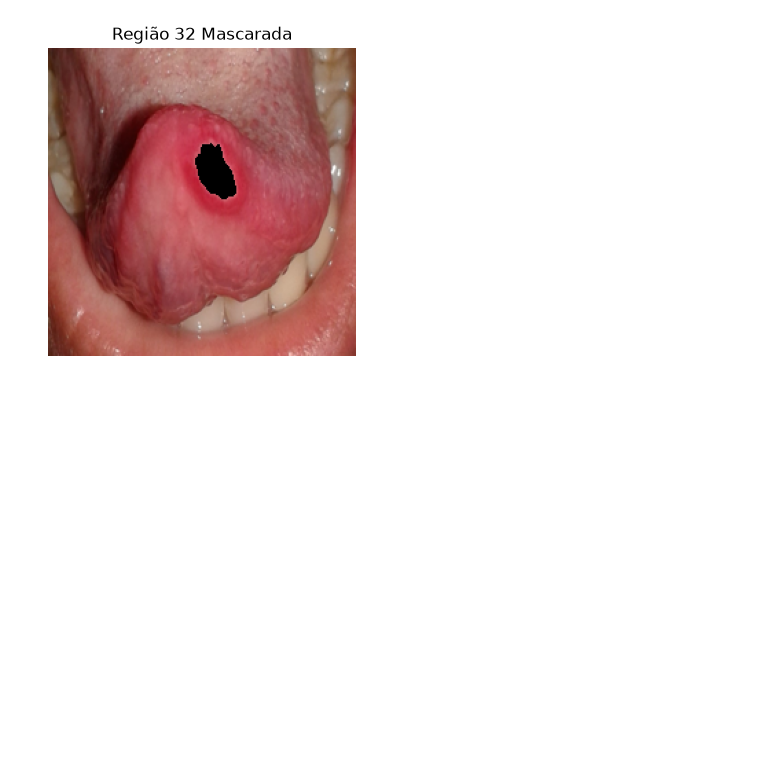
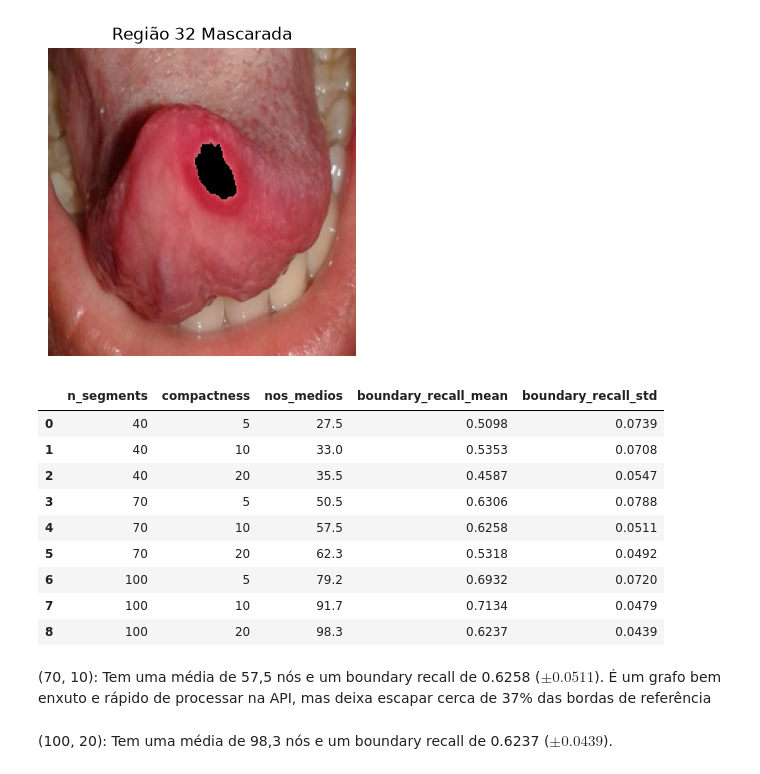
Before and after one commit to JaimeWillianCarneiro/api-oncolens, a Jupyter notebook: notebooks/04_superpixels_e_grafos.ipynb, the cells around one changed output. Cells and saved outputs as stored; diff of their text form; code cells hidden in the pictures; blank space fills up the shorter version.

```diff
--- a/notebooks/04_superpixels_e_grafos.ipynb
+++ b/notebooks/04_superpixels_e_grafos.ipynb
@@ -62,3 +70,59 @@ plt.axis("off")
 plt.show()
 # %% [output]
 [figure]
+# %%
+def boundary_recall(img_np: np.ndarray, segments: np.ndarray, tol: int = 2) -> float:
+    """Calcula a fração de bordas (Canny) cobertas pelas fronteiras SLIC dentro de `tol` pixels."""
+    gray = rgb2gray(img_np)
+    ref_edges = canny(gray, sigma=1.5)
+    if not np.any(ref_edges):
+        return 0.0
+
+    slic_bounds = find_boundaries(segments, mode="thick")
+    # Distância de cada pixel até a fronteira SLIC mais próxima
+    dist_to_slic = distance_transform_edt(~slic_bounds)
+
+    matched_edges = ref_edges & (dist_to_slic <= tol)
+    return float(matched_edges.sum() / ref_edges.sum())
+
+# Amostra de 10 imagens (5 benignas, 5 malignas) para calibrar os hiperparâmetros
+amostras = (
+    sorted(glob.glob("../data/original_data/benign_lesions/*.jpg"))[:5] +
+    sorted(glob.glob("../data/original_data/malignant_lesions/*.jpg"))[:5]
+)
+
+resultados = []
+for n_seg in [40, 70, 100]:
+    for comp in [5, 10, 20]:
+        recalls, nos_reais = [], []
+        for path in amostras:
+            img = np.asarray(Image.open(path).convert("RGB").resize((224, 224)), dtype=np.float32) / 255.0
+            segs = slic(img, n_segments=n_seg, compactness=comp, start_label=0)
+            recalls.append(boundary_recall(img, segs, tol=2))
+            nos_reais.append(int(segs.max() + 1))
+
+        resultados.append({
+            "n_segments": n_seg,
+            "compactness": comp,
+            "nos_medios": round(np.mean(nos_reais), 1),
+            "boundary_recall_mean": round(np.mean(recalls), 4),
+            "boundary_recall_std": round(np.std(recalls), 4),
+        })
+
+df_slic = pd.DataFrame(resultados)
+display(df_slic)
+# %% [output]
+|  | n_segments | compactness | nos_medios | boundary_recall_mean | boundary_recall_std |
+| 0 | 40 | 5 | 27.5 | 0.5098 | 0.0739 |
+| 1 | 40 | 10 | 33.0 | 0.5353 | 0.0708 |
+| 2 | 40 | 20 | 35.5 | 0.4587 | 0.0547 |
+| 3 | 70 | 5 | 50.5 | 0.6306 | 0.0788 |
+| 4 | 70 | 10 | 57.5 | 0.6258 | 0.0511 |
+| 5 | 70 | 20 | 62.3 | 0.5318 | 0.0492 |
+| 6 | 100 | 5 | 79.2 | 0.6932 | 0.0720 |
+| 7 | 100 | 10 | 91.7 | 0.7134 | 0.0479 |
+| 8 | 100 | 20 | 98.3 | 0.6237 | 0.0439 |
+# %% [markdown]
+ (70, 10): Tem uma média de 57,5 nós e um boundary recall de 0.6258 ($\pm 0.0511$). É um grafo bem enxuto e rápido de processar na API, mas deixa escapar cerca de 37% das bordas de referência
+# %% [markdown]
+ (100, 20): Tem uma média de 98,3 nós e um boundary recall de 0.6237 ($\pm 0.0439$).
```
Also changed, not shown: parts of 5 cells of this notebook, 4 other files.
